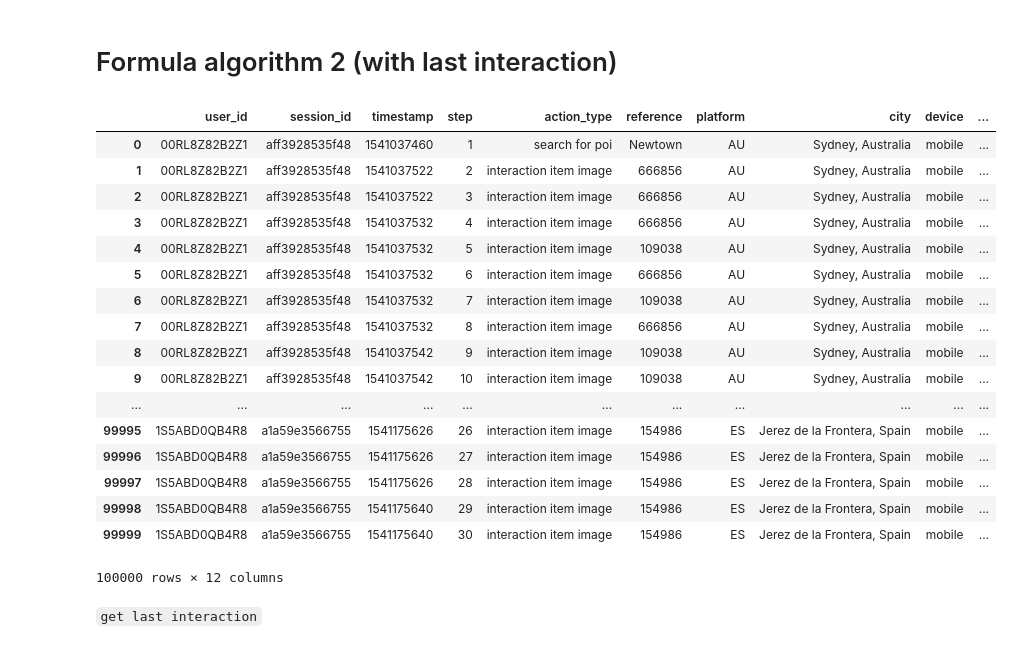
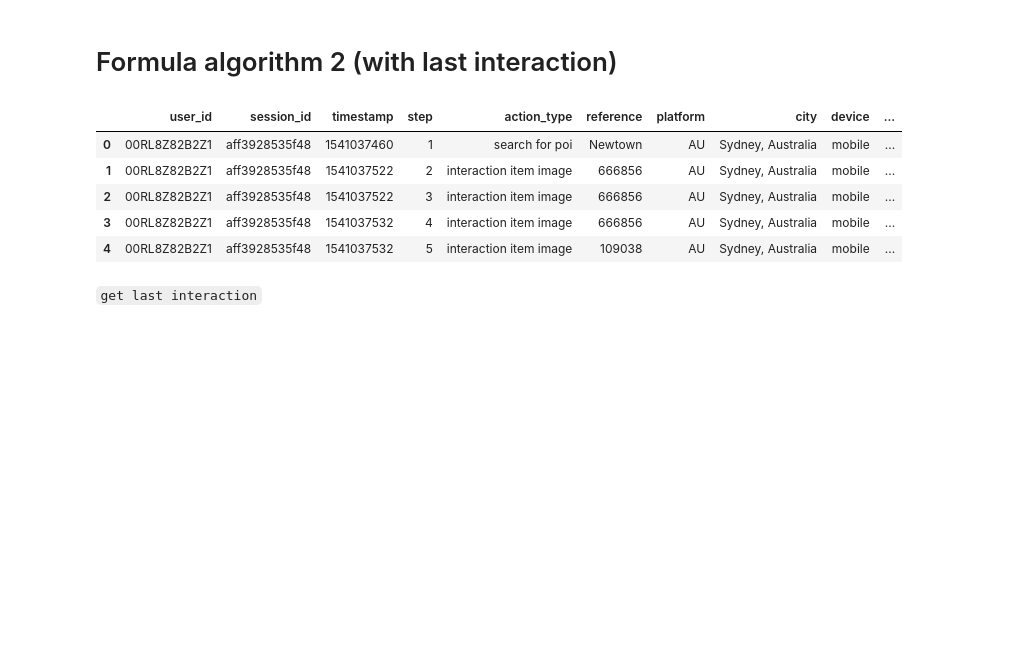
Before and after one commit to Tommasoviani/Recsys_2019, a Jupyter notebook: 02Formula_interaction.ipynb, the cells around one changed output. Saved outputs shown, nothing was run; the diff lists cells and outputs as text; code cells hidden in the pictures; blank space fills up the shorter version.

Commit message:
update on algo interaction

```diff
--- a/02Formula_interaction.ipynb
+++ b/02Formula_interaction.ipynb
@@ -12,26 +12,14 @@ train_data = pd.read_csv("~/Documents/Tesi/trivagoRecSysChallengeData2019_v2/tra
 train = train_data
 # %%
 train_exercise = train[:100000]
-train_exercise
+train_exercise.head()
 # %% [output]
 |  | user_id | session_id | timestamp | step | action_type | reference | platform | city | device | ... |
 | 0 | 00RL8Z82B2Z1 | aff3928535f48 | 1541037460 | 1 | search for poi | Newtown | AU | Sydney, Australia | mobile | ... |
 | 1 | 00RL8Z82B2Z1 | aff3928535f48 | 1541037522 | 2 | interaction item image | 666856 | AU | Sydney, Australia | mobile | ... |
 | 2 | 00RL8Z82B2Z1 | aff3928535f48 | 1541037522 | 3 | interaction item image | 666856 | AU | Sydney, Australia | mobile | ... |
 | 3 | 00RL8Z82B2Z1 | aff3928535f48 | 1541037532 | 4 | interaction item image | 666856 | AU | Sydney, Australia | mobile | ... |
 | 4 | 00RL8Z82B2Z1 | aff3928535f48 | 1541037532 | 5 | interaction item image | 109038 | AU | Sydney, Australia | mobile | ... |
-| 5 | 00RL8Z82B2Z1 | aff3928535f48 | 1541037532 | 6 | interaction item image | 666856 | AU | Sydney, Australia | mobile | ... |
-| 6 | 00RL8Z82B2Z1 | aff3928535f48 | 1541037532 | 7 | interaction item image | 109038 | AU | Sydney, Australia | mobile | ... |
-| 7 | 00RL8Z82B2Z1 | aff3928535f48 | 1541037532 | 8 | interaction item image | 666856 | AU | Sydney, Australia | mobile | ... |
-| 8 | 00RL8Z82B2Z1 | aff3928535f48 | 1541037542 | 9 | interaction item image | 109038 | AU | Sydney, Australia | mobile | ... |
-| 9 | 00RL8Z82B2Z1 | aff3928535f48 | 1541037542 | 10 | interaction item image | 109038 | AU | Sydney, Australia | mobile | ... |
-| ... | ... | ... | ... | ... | ... | ... | ... | ... | ... | ... |
-| 99995 | 1S5ABD0QB4R8 | a1a59e3566755 | 1541175626 | 26 | interaction item image | 154986 | ES | Jerez de la Frontera, Spain | mobile | ... |
-| 99996 | 1S5ABD0QB4R8 | a1a59e3566755 | 1541175626 | 27 | interaction item image | 154986 | ES | Jerez de la Frontera, Spain | mobile | ... |
-| 99997 | 1S5ABD0QB4R8 | a1a59e3566755 | 1541175626 | 28 | interaction item image | 154986 | ES | Jerez de la Frontera, Spain | mobile | ... |
-| 99998 | 1S5ABD0QB4R8 | a1a59e3566755 | 1541175640 | 29 | interaction item image | 154986 | ES | Jerez de la Frontera, Spain | mobile | ... |
-| 99999 | 1S5ABD0QB4R8 | a1a59e3566755 | 1541175640 | 30 | interaction item image | 154986 | ES | Jerez de la Frontera, Spain | mobile | ... |
-100000 rows × 12 columns
 # %% [markdown]
 `get last interaction`
 # %%
```
Also changed, not shown: parts of 3 cells of this notebook.
